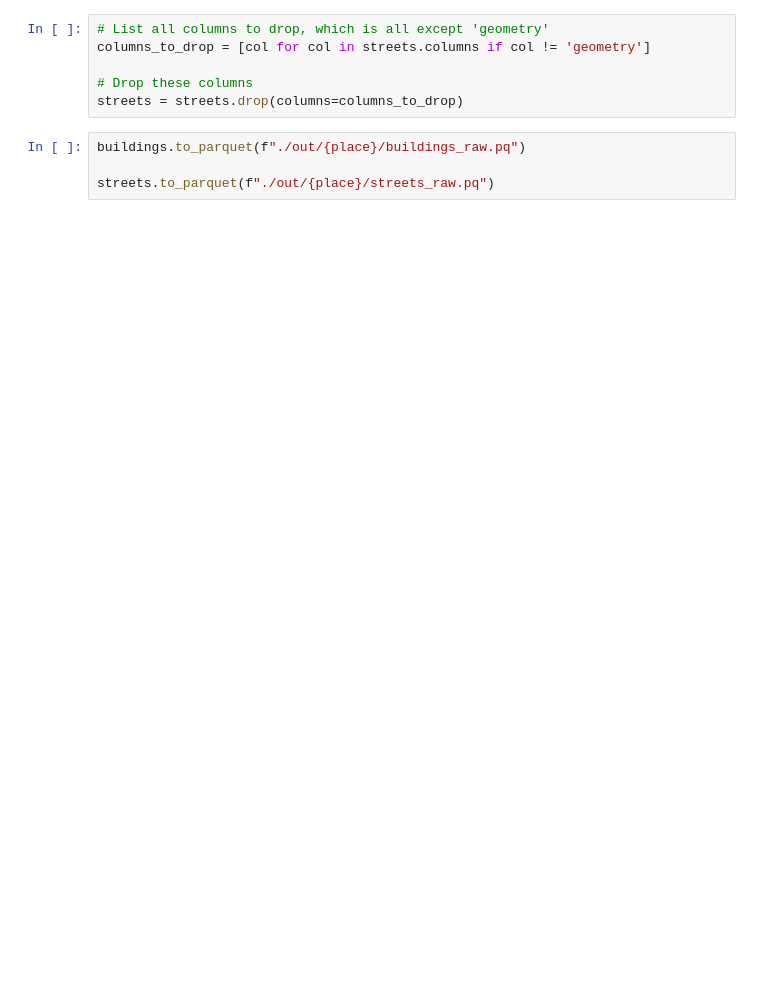
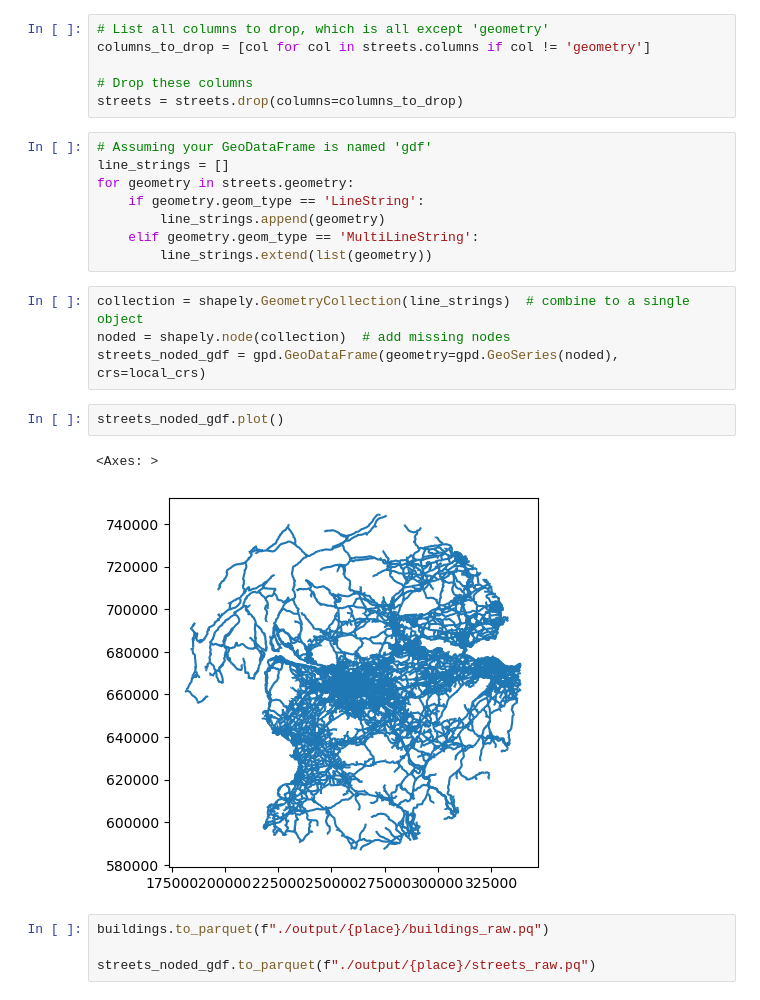
Before and after one commit to virgilxw/Morphology_model_v1, a Jupyter notebook: 0_downloading_data.ipynb, the cells around one changed output. Saved outputs shown, nothing was run; the diff lists cells and outputs as text; blank space fills up the shorter version.

```diff
--- a/0_downloading_data.ipynb
+++ b/0_downloading_data.ipynb
@@ -244,7 +288,24 @@ columns_to_drop = [col for col in streets.columns if col != 'geometry']
 
 # Drop these columns
 streets = streets.drop(columns=columns_to_drop)
+# %%
+# Assuming your GeoDataFrame is named 'gdf'
+line_strings = []
+for geometry in streets.geometry:
+    if geometry.geom_type == 'LineString':
+        line_strings.append(geometry)
+    elif geometry.geom_type == 'MultiLineString':
+        line_strings.extend(list(geometry))
+# %%
+collection = shapely.GeometryCollection(line_strings)  # combine to a single object
+noded = shapely.node(collection)  # add missing nodes
+streets_noded_gdf = gpd.GeoDataFrame(geometry=gpd.GeoSeries(noded), crs=local_crs)
+# %%
+streets_noded_gdf.plot()
+# %% [output]
+<Axes: >
+[figure, added]
 # %%
-buildings.to_parquet(f"./out/{place}/buildings_raw.pq")
+buildings.to_parquet(f"./output/{place}/buildings_raw.pq")
 
-streets.to_parquet(f"./out/{place}/streets_raw.pq")
+streets_noded_gdf.to_parquet(f"./output/{place}/streets_raw.pq")
```
Also changed, not shown: parts of 22 cells of this notebook, 4 other files.
